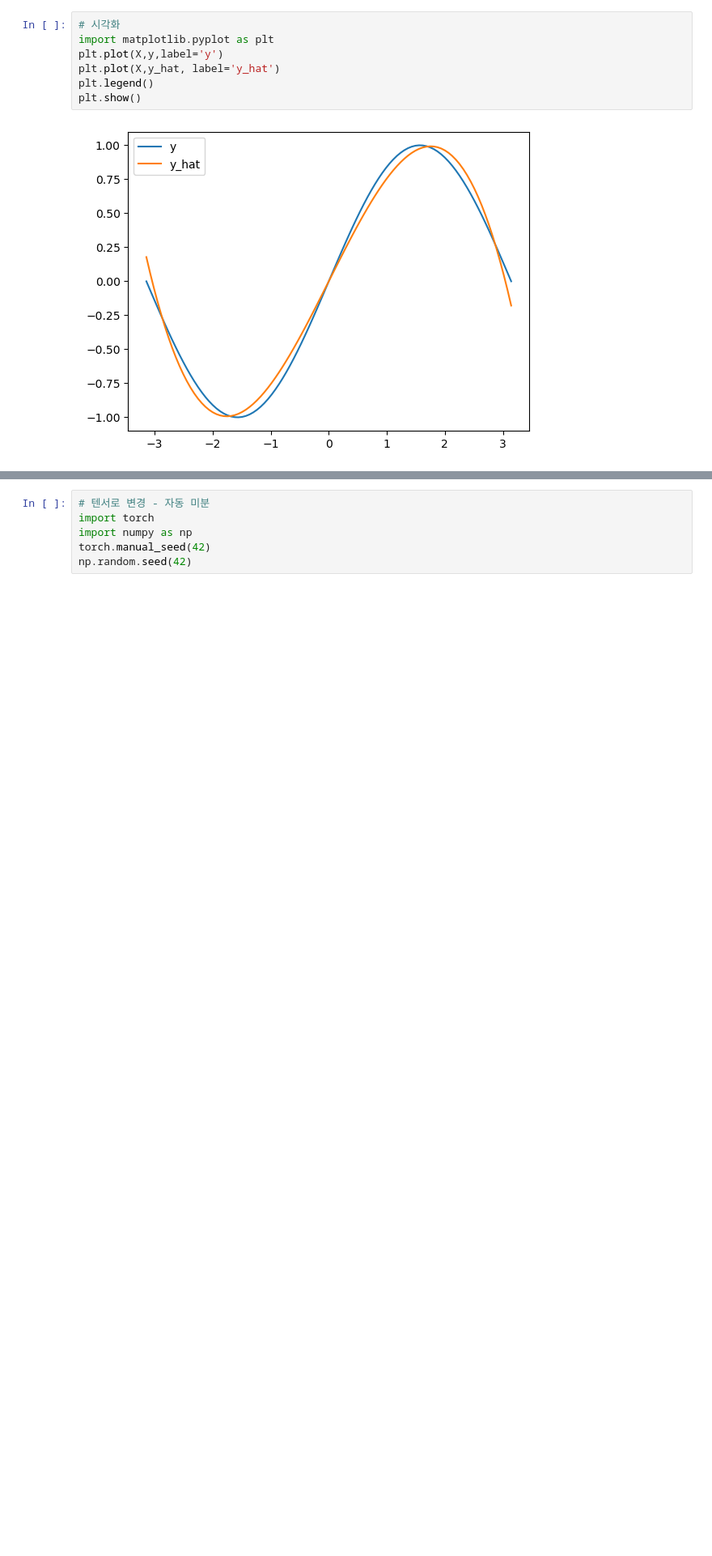
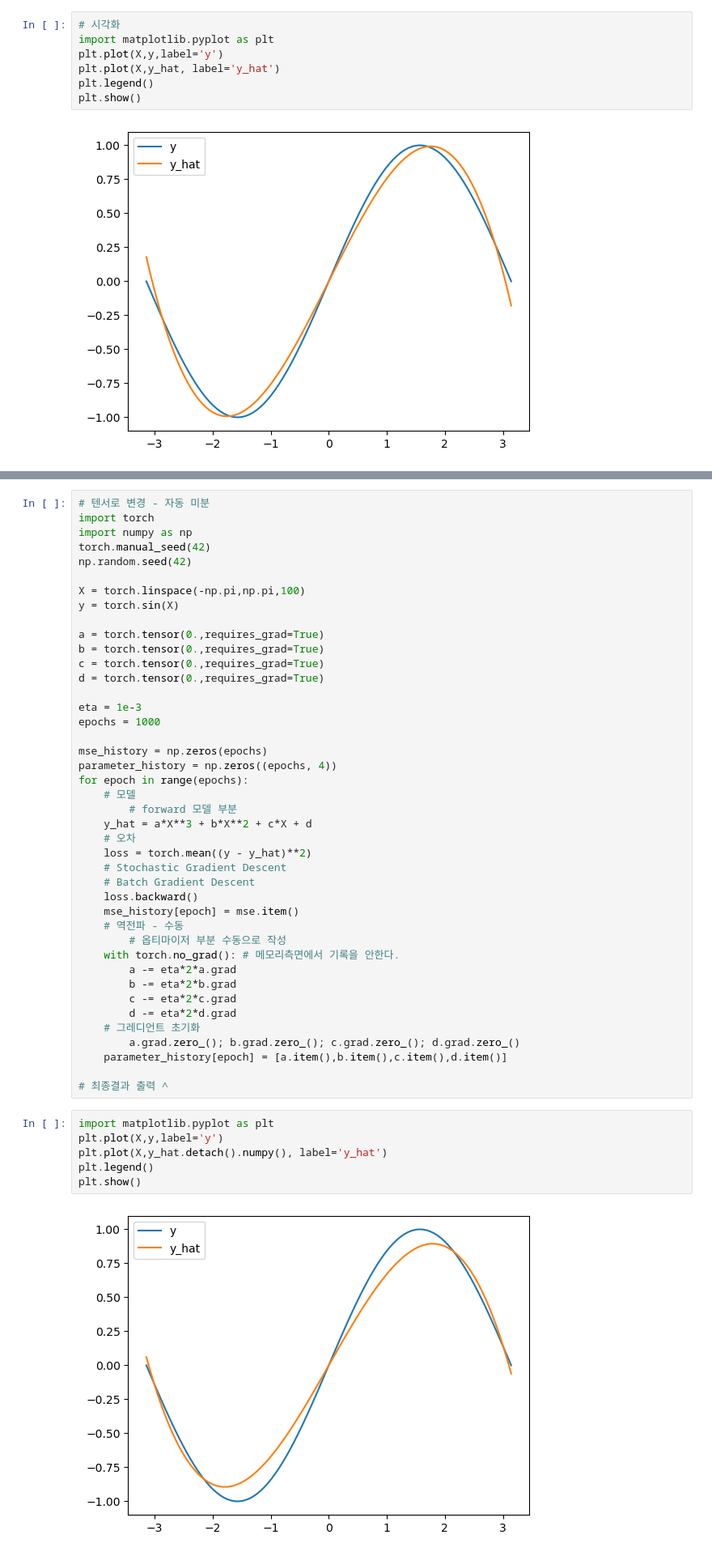
Before and after one commit to carookim/Python2, a Jupyter notebook: model12.ipynb, the cells around one changed output, grey strips where cells are left out. Shown: that part at 81% size. Drawn from its saved outputs; the diff is of its cells as text; blank space fills up the shorter version.

```diff
--- a/model12.ipynb
+++ b/model12.ipynb
@@ -110,3 +115,47 @@ import torch
 import numpy as np
 torch.manual_seed(42)
 np.random.seed(42)
+
+X = torch.linspace(-np.pi,np.pi,100)
+y = torch.sin(X)
+
+a = torch.tensor(0.,requires_grad=True)
+b = torch.tensor(0.,requires_grad=True)
+c = torch.tensor(0.,requires_grad=True)
+d = torch.tensor(0.,requires_grad=True)
+
+eta = 1e-3
+epochs = 1000
+
+mse_history = np.zeros(epochs)
+parameter_history = np.zeros((epochs, 4))
+for epoch in range(epochs):
+    # 모델
+        # forward 모델 부분
+    y_hat = a*X**3 + b*X**2 + c*X + d
+    # 오차
+    loss = torch.mean((y - y_hat)**2)
+    # Stochastic Gradient Descent
+    # Batch Gradient Descent
+    loss.backward()
+    mse_history[epoch] = mse.item()
+    # 역전파 - 수동
+        # 옵티마이저 부분 수동으로 작성
+    with torch.no_grad(): # 메모리측면에서 기록을 안한다.
+        a -= eta*2*a.grad
+        b -= eta*2*b.grad
+        c -= eta*2*c.grad
+        d -= eta*2*d.grad
+    # 그레디언트 초기화
+        a.grad.zero_(); b.grad.zero_(); c.grad.zero_(); d.grad.zero_()
+    parameter_history[epoch] = [a.item(),b.item(),c.item(),d.item()]
+
+# 최종결과 출력 ^
+# %%
+import matplotlib.pyplot as plt
+plt.plot(X,y,label='y')
+plt.plot(X,y_hat.detach().numpy(), label='y_hat')
+plt.legend()
+plt.show()
+# %% [output]
+[figure, added]
```
Also changed, not shown: parts of 11 cells of this notebook, 3 other files.
